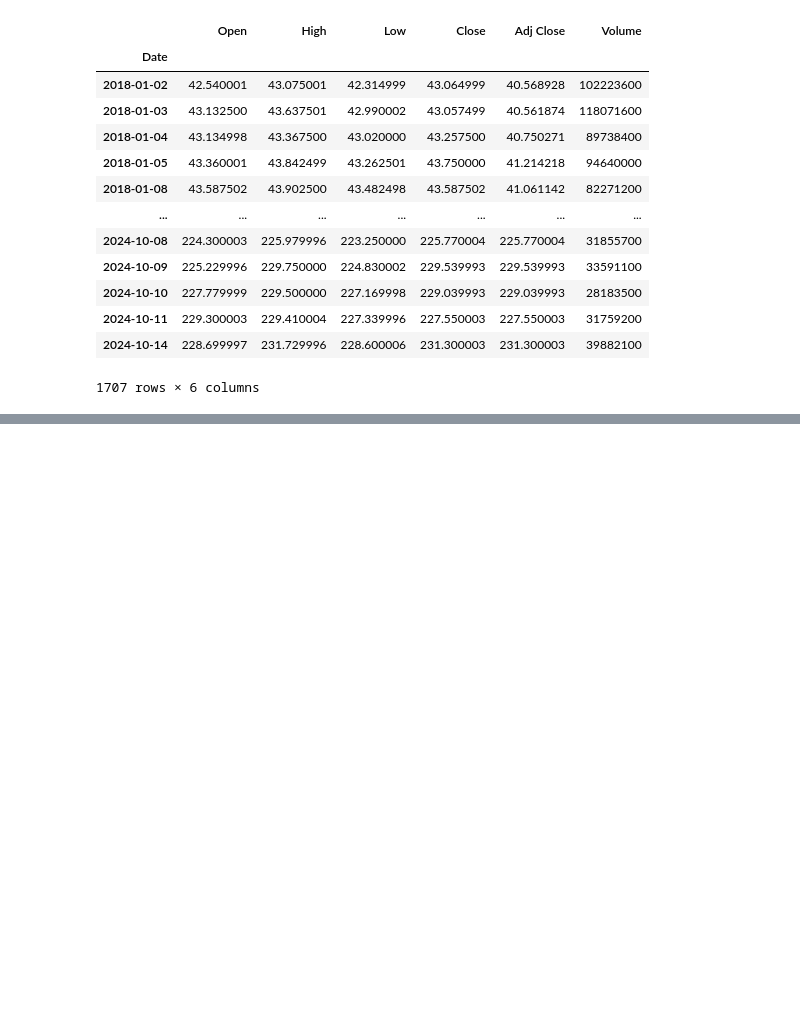
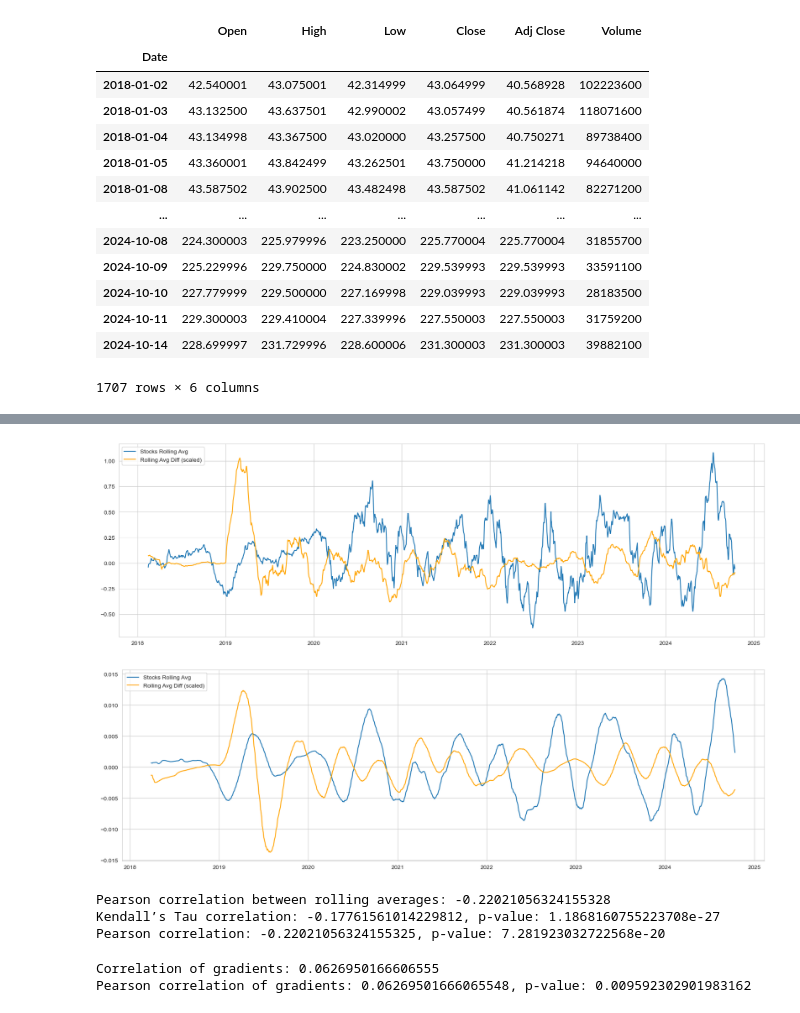
Before and after one commit to cs-muic/dm-2024-t1-pj-eda-honeybadgerlover645, a Jupyter notebook: eda/q1/rolling.ipynb, the cells around one changed output, grey strips where cells are left out. Cells and saved outputs as stored; diff of their text form; code cells hidden in the pictures; blank space fills up the shorter version.

```diff
--- a/eda/q1/rolling.ipynb
+++ b/eda/q1/rolling.ipynb
@@ -121 +144,76 @@ stocks
+# %%
+import pandas as pd
+import matplotlib.pyplot as plt
+from scipy.stats import pearsonr
+from scipy.stats import kendalltau
+
+
+stocks_diff = stocks['Close'].diff().dropna()
+rolling_avg_diff = output['RollingAvg_Events'].diff().dropna()
+
+stocks_rolling_avg = stocks_diff.rolling('90D', min_periods=30).mean()
+rolling_avg_rolling = rolling_avg_diff.rolling('90D', min_periods=30).mean()
+stocks_rolling_avg = stocks_rolling_avg.rolling('3D', min_periods=1).mean()
+rolling_avg_rolling = rolling_avg_rolling.rolling('3D', min_periods=1).mean()
+
+aligned_rolling_avg = pd.merge(stocks_rolling_avg.rename('stocks_rolling_avg'),
+                               rolling_avg_rolling.rename('rolling_avg_rolling'),
+                               left_index=True, right_index=True, how='inner').dropna()
+
+
+
+plt.figure(figsize=(20, 6))
+plt.plot(aligned_rolling_avg.index, aligned_rolling_avg["stocks_rolling_avg"], label='Stocks Rolling Avg')
+plt.plot(aligned_rolling_avg.index, aligned_rolling_avg["rolling_avg_rolling"]*10, label='Rolling Avg Diff (scaled)', color='orange')
+plt.legend()
+plt.show()
+
+second_diff_stocks = aligned_rolling_avg['stocks_rolling_avg'].diff()
+second_diff_rolling_avg = aligned_rolling_avg['rolling_avg_rolling'].diff()
+
+second_diff_stocks = second_diff_stocks.rolling('90D', min_periods=30).mean()
+second_diff_rolling_avg = second_diff_rolling_avg.rolling('90D', min_periods=30).mean()
+second_diff_stocks = second_diff_stocks.rolling('90D', min_periods=1).mean()
+second_diff_rolling_avg = second_diff_rolling_avg.rolling('90D', min_periods=1).mean()
+
+aligned_second_diff = pd.DataFrame({
+    'second_diff_stocks': second_diff_stocks,
+    'second_diff_rolling_avg': second_diff_rolling_avg
+}).dropna()
+
+plt.figure(figsize=(20, 6))
+plt.plot(aligned_second_diff.index, aligned_second_diff["second_diff_stocks"], label='Stocks Rolling Avg')
+plt.plot(aligned_second_diff.index, aligned_second_diff["second_diff_rolling_avg"]*10, label='Rolling Avg Diff (scaled)', color='orange')
+plt.legend()
+plt.show()
+
+correlation = aligned_rolling_avg['stocks_rolling_avg'].corr(aligned_rolling_avg['rolling_avg_rolling'])
+print(f"Pearson correlation between rolling averages: {correlation}")
+
+corr_kendall, p_value_kendall = kendalltau(aligned_rolling_avg['stocks_rolling_avg'], aligned_rolling_avg['rolling_avg_rolling'])
+print(f"Kendall’s Tau correlation: {corr_kendall}, p-value: {p_value_kendall}")
+
+corr, p_value = pearsonr(aligned_rolling_avg['stocks_rolling_avg'], aligned_rolling_avg['rolling_avg_rolling'])
+print(f"Pearson correlation: {corr}, p-value: {p_value}")
+# %% [output]
+[figure, added]
+[figure, added]
+Pearson correlation between rolling averages: -0.22021056324155328
+Kendall’s Tau correlation: -0.17761561014229812, p-value: 1.1868160755223708e-27
+Pearson correlation: -0.22021056324155325, p-value: 7.281923032722568e-20
+# %%
+
+# Align the two time series based on their date indices
+aligned_diff = pd.merge(stocks_diff, rolling_avg_diff, left_index=True, right_index=True, how='inner')
+
+# Calculate correlation between the gradients using pandas
+correlation = aligned_diff['Close_diff'].corr(aligned_diff['RollingAvg_diff'])
+print(f"Correlation of gradients: {correlation}")
+
+# Optionally, calculate correlation using scipy
+corr, p_value = pearsonr(aligned_diff['Close_diff'], aligned_diff['RollingAvg_diff'])
+print(f"Pearson correlation of gradients: {corr}, p-value: {p_value}")
+# %% [output]
+Correlation of gradients: 0.0626950166606555
+Pearson correlation of gradients: 0.06269501666065548, p-value: 0.009592302901983162
 # %%
```
Also changed, not shown: parts of 13 cells of this notebook.
